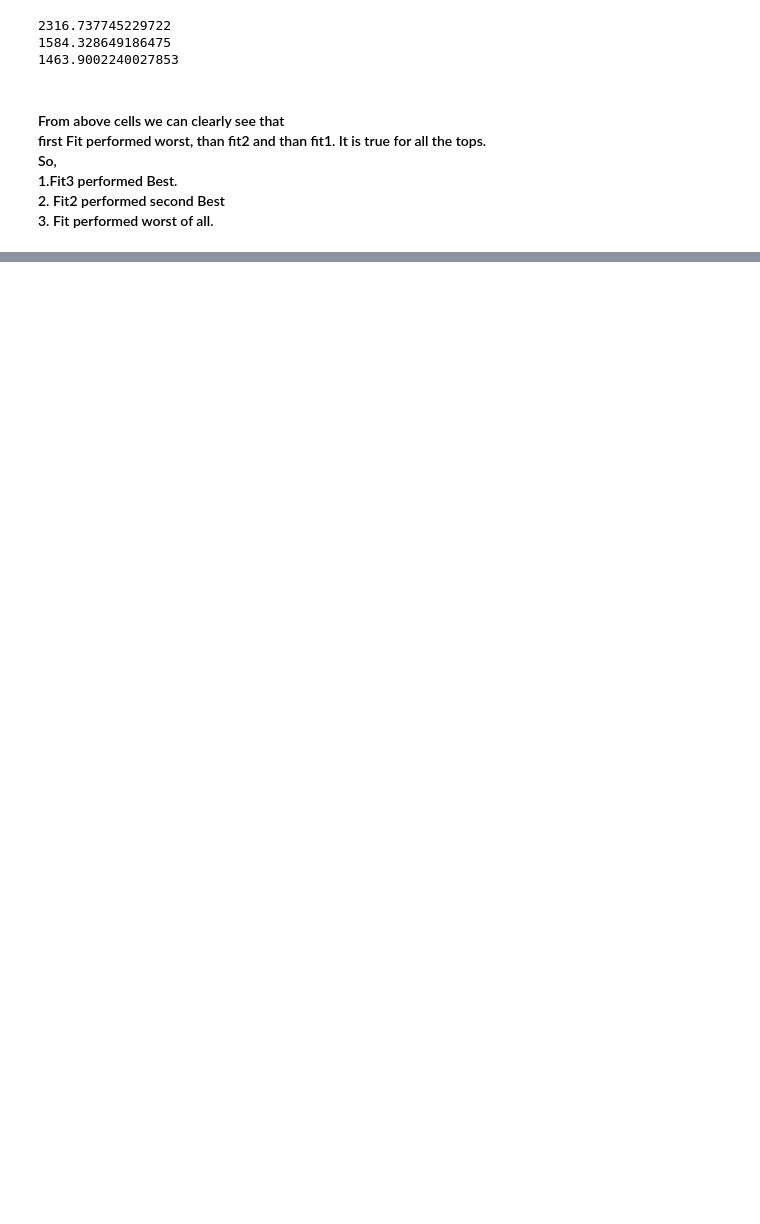
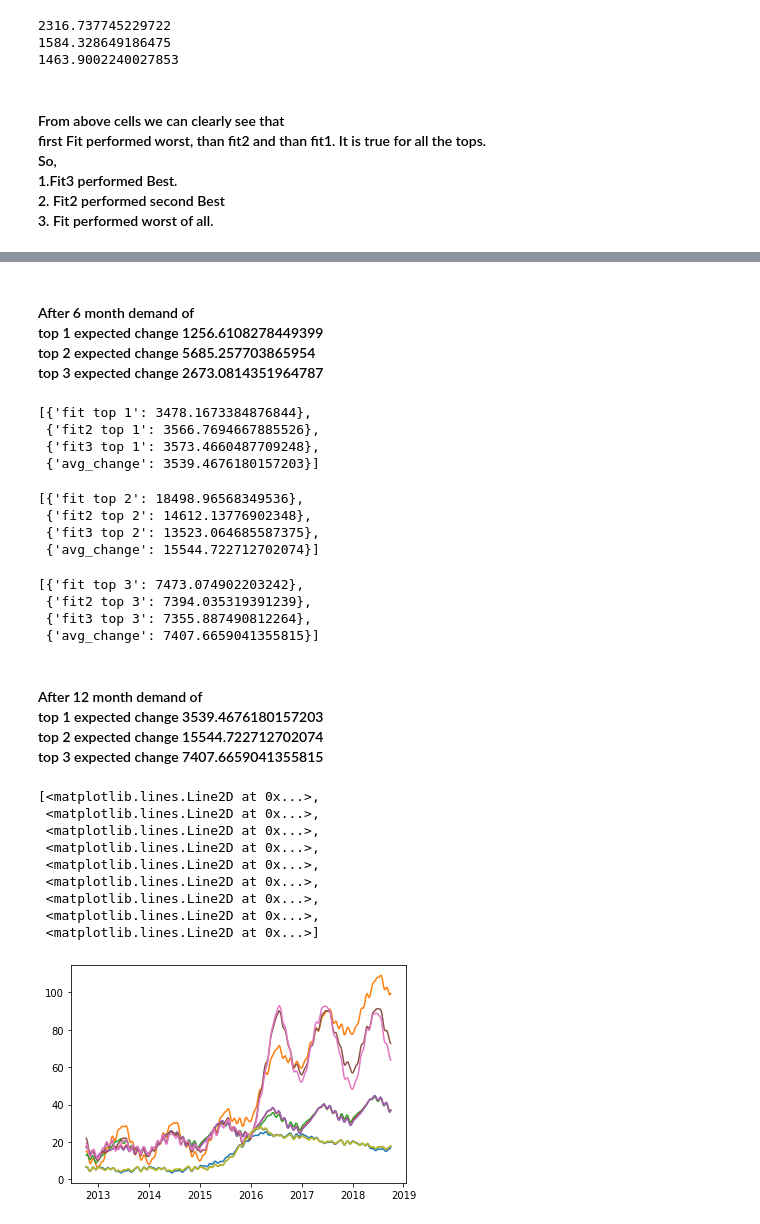
Before and after one commit to akib1162100/data_science_challenge, a Jupyter notebook: DS_challenge.ipynb, the cells around one changed output, grey strips where cells are left out. Drawn from its saved outputs; the diff is of its cells as text; code cells hidden in the pictures; blank space fills up the shorter version.

Commit message:
Quantify  expect demand change

```diff
--- a/DS_challenge.ipynb
+++ b/DS_challenge.ipynb
@@ -249,3 +354,53 @@ print(fit3_top_3)
+# %% [markdown]
+<h4> After 6 month demand of <br>
+    top 1 expected change 1256.6108278449399<br>
+    top 2 expected change 5685.257703865954<br>
+    top 3 expected change 2673.0814351964787 <br>
+# %%
+mon_df = process_pred(no_of_month=12,df = pred_top1)
+errs = calculte_std_err(mon_df)
+errs
+# %% [output]
+[{'fit top 1': 3478.1673384876844},
+ {'fit2 top 1': 3566.7694667885526},
+ {'fit3 top 1': 3573.4660487709248},
+ {'avg_change': 3539.4676180157203}]
+# %%
+mon_df2 = process_pred(no_of_month=12,df = pred_top2)
+errs2 = calculte_std_err(mon_df2)
+errs2
+# %% [output]
+[{'fit top 2': 18498.96568349536},
+ {'fit2 top 2': 14612.13776902348},
+ {'fit3 top 2': 13523.064685587375},
+ {'avg_change': 15544.722712702074}]
+# %%
+mon_df3 = process_pred(no_of_month=12,df = pred_top3)
+errs3 = calculte_std_err(mon_df3)
+errs3
+# %% [output]
+[{'fit top 3': 7473.074902203242},
+ {'fit2 top 3': 7394.035319391239},
+ {'fit3 top 3': 7355.887490812264},
+ {'avg_change': 7407.6659041355815}]
+# %% [markdown]
+<h4> After 12 month demand of <br>
+    top 1 expected change 3539.4676180157203<br>
+    top 2 expected change 15544.722712702074<br>
+    top 3 expected change 7407.6659041355815 <br>
+# %%
+plt.plot(pred_df)
+# %% [output]
+[<matplotlib.lines.Line2D at 0x...>,
+ <matplotlib.lines.Line2D at 0x...>,
+ <matplotlib.lines.Line2D at 0x...>,
+ <matplotlib.lines.Line2D at 0x...>,
+ <matplotlib.lines.Line2D at 0x...>,
+ <matplotlib.lines.Line2D at 0x...>,
+ <matplotlib.lines.Line2D at 0x...>,
+ <matplotlib.lines.Line2D at 0x...>,
+ <matplotlib.lines.Line2D at 0x...>]
+[figure, added]
 # %%
 err_top1 = err_top1.assign(err_fit= lambda x:(x['fit top 1']**2))
 err_top1 = err_top1.assign(err_fit2= lambda x:(x['fit2 top 1']**2))
```
Also changed, not shown: parts of 18 cells of this notebook.
